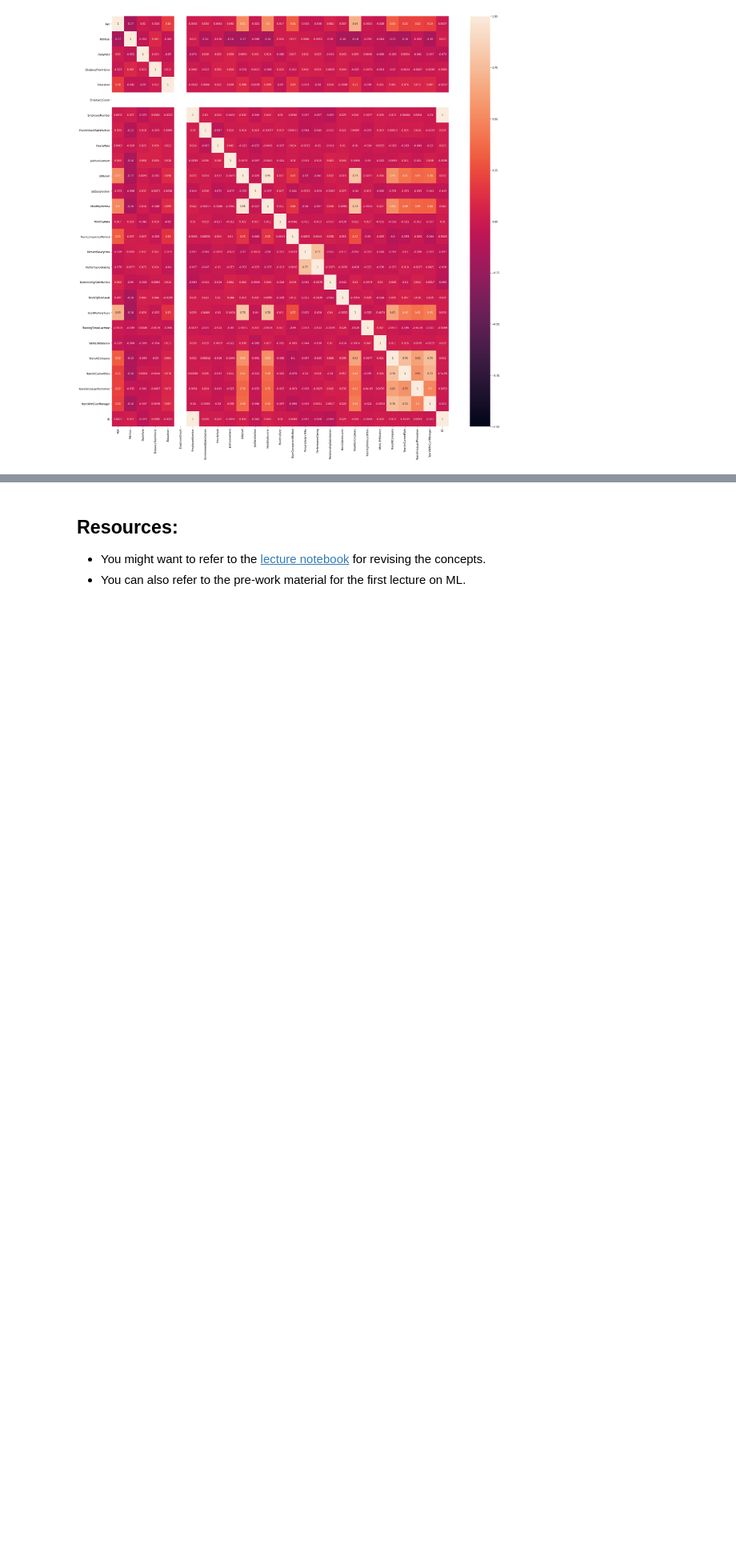
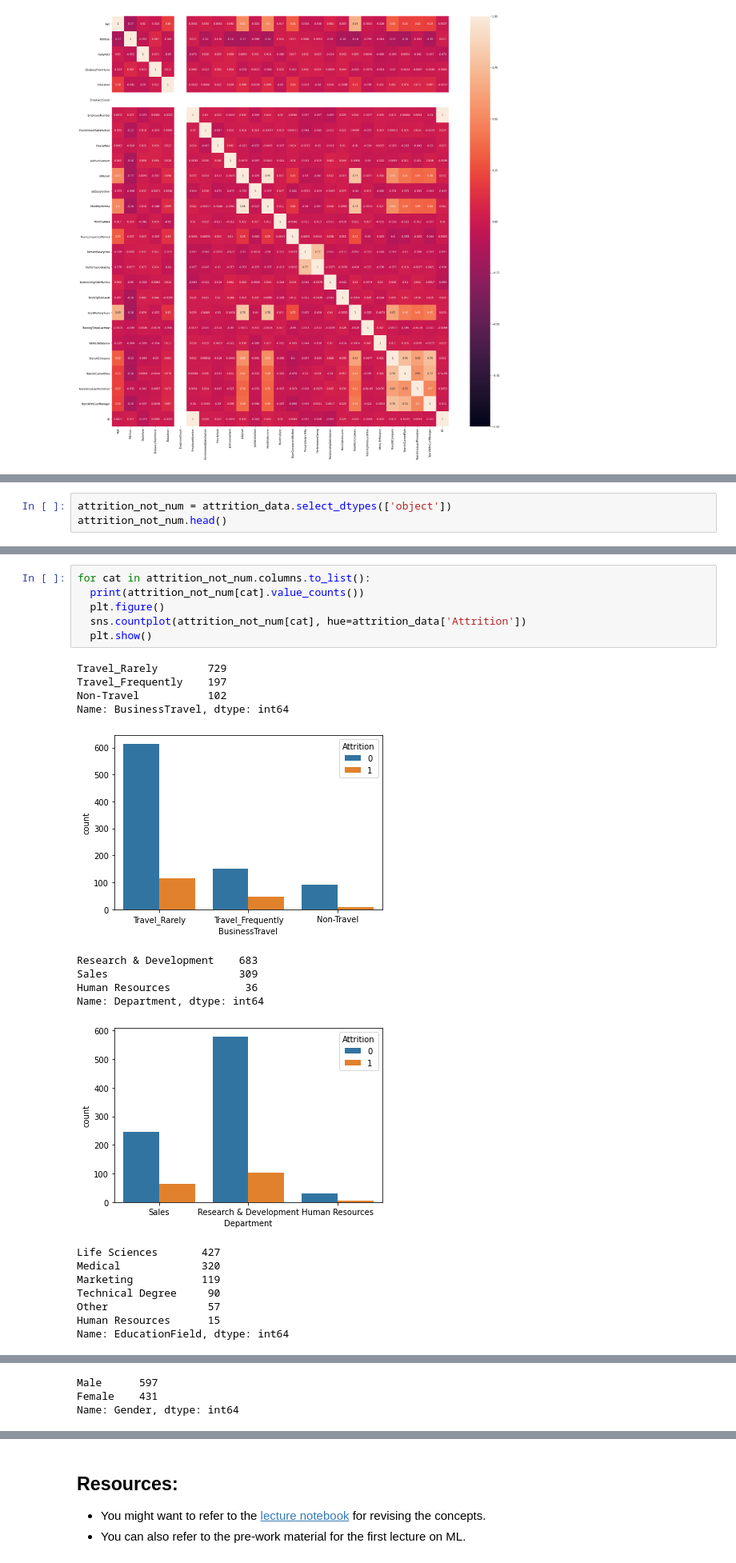
Before and after one commit to Mrutyunjay01/SHALA2020, a Jupyter notebook: ML_L1_Assignment_ipynb_txt.ipynb, the cells around one changed output, grey strips where cells are left out. Shown at 80% size. Drawn from its saved outputs; the diff is of its cells as text; blank space fills up the shorter version.

```diff
--- a/ML_L1_Assignment_ipynb_txt.ipynb
+++ b/ML_L1_Assignment_ipynb_txt.ipynb
@@ -94,0 +124,3 @@ ValueError: ignored
+# %%
+attrition_not_num = attrition_data.select_dtypes(['object'])
+attrition_not_num.head()
@@ -94,0 +134,24 @@ ValueError: ignored
+# %%
+for cat in attrition_not_num.columns.to_list():
+  print(attrition_not_num[cat].value_counts())
+  plt.figure()
+  sns.countplot(attrition_not_num[cat], hue=attrition_data['Attrition'])
+  plt.show()
+# %% [output]
+Travel_Rarely        729
+Travel_Frequently    197
+Non-Travel           102
+Name: BusinessTravel, dtype: int64
+[figure, added]
+Research & Development    683
+Sales                     309
+Human Resources            36
+Name: Department, dtype: int64
+[figure, added]
+Life Sciences       427
+Medical             320
+Marketing           119
+Technical Degree     90
+Other                57
+Human Resources      15
+Name: EducationField, dtype: int64
@@ -94,0 +159,3 @@ ValueError: ignored
+Male      597
+Female    431
+Name: Gender, dtype: int64
```
Also changed, not shown: parts of 27 cells of this notebook.
